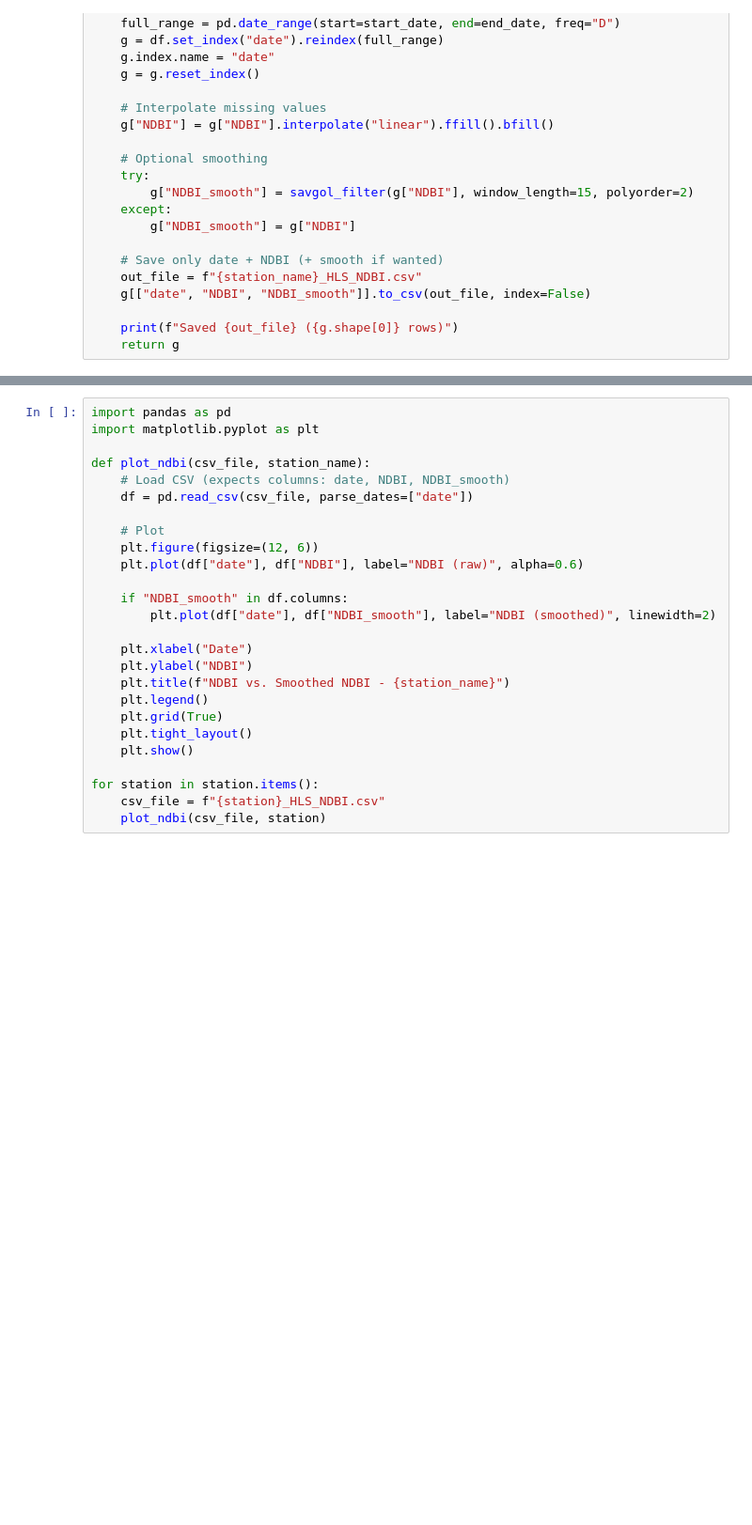
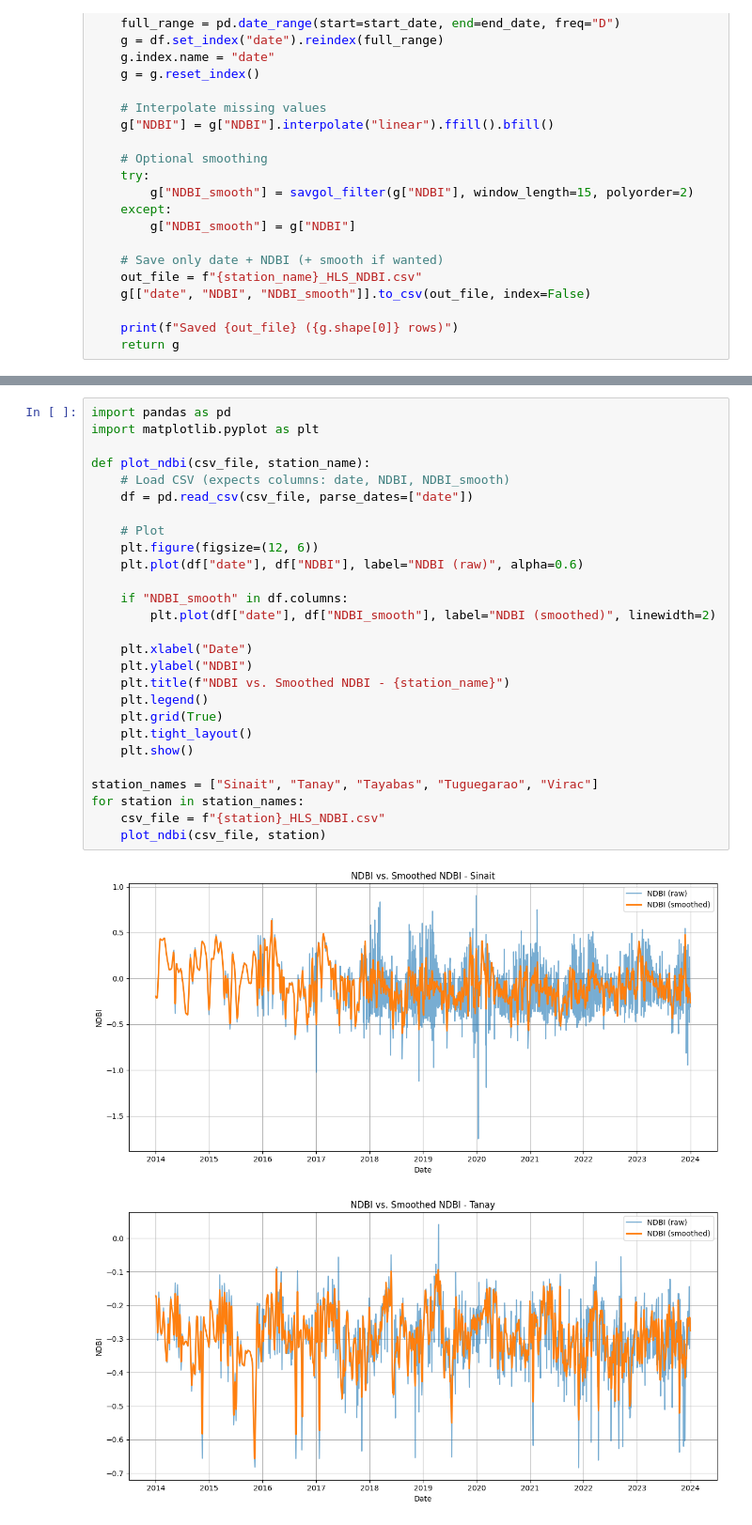
Before and after one commit to machiwao/CCTHESS1-CCTHESS2-Dev-and-Docs, a Jupyter notebook: NDBI_data_scraping.ipynb, the cells around one changed output, grey strips where cells are left out. Shown at 94% size. Cells and saved outputs as stored; diff of their text form; blank space fills up the shorter version.

Commit message:
With data visualization of NDBI vs. NDBI_smoothed

```diff
--- a/NDBI_data_scraping.ipynb
+++ b/NDBI_data_scraping.ipynb
@@ -122,26 +131,30 @@ Processing Sinait...
 # %%
 import pandas as pd
 import matplotlib.pyplot as plt
 
 def plot_ndbi(csv_file, station_name):
     # Load CSV (expects columns: date, NDBI, NDBI_smooth)
     df = pd.read_csv(csv_file, parse_dates=["date"])
 
     # Plot
     plt.figure(figsize=(12, 6))
     plt.plot(df["date"], df["NDBI"], label="NDBI (raw)", alpha=0.6)
 
     if "NDBI_smooth" in df.columns:
         plt.plot(df["date"], df["NDBI_smooth"], label="NDBI (smoothed)", linewidth=2)
 
     plt.xlabel("Date")
     plt.ylabel("NDBI")
     plt.title(f"NDBI vs. Smoothed NDBI - {station_name}")
     plt.legend()
     plt.grid(True)
     plt.tight_layout()
     plt.show()
 
-for station in station.items():
+station_names = ["Sinait", "Tanay", "Tayabas", "Tuguegarao", "Virac"]
+for station in station_names:
     csv_file = f"{station}_HLS_NDBI.csv"
     plot_ndbi(csv_file, station)
+# %% [output]
+[figure, added]
+[figure, added]
```
Also changed, not shown: parts of 2 cells of this notebook.
